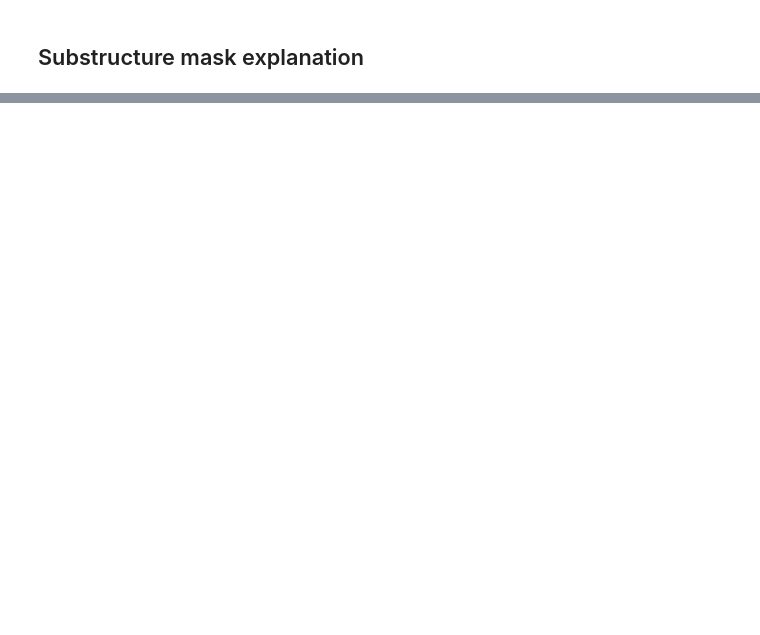
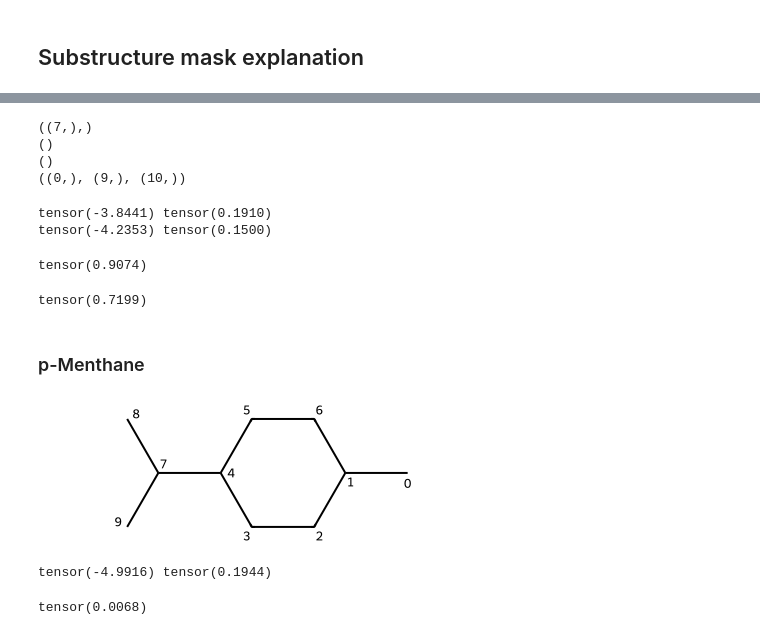
Before and after one commit to xwieme/MastatThesis, a Jupyter notebook: code/ESOL_SME.ipynb, the cells around one changed output, grey strips where cells are left out. Cells and saved outputs as stored; diff of their text form; code cells hidden in the pictures; blank space fills up the shorter version.

Commit message:
Mask explanation of menthol, currently differs from reference paper

```diff
--- a/code/ESOL_SME.ipynb
+++ b/code/ESOL_SME.ipynb
@@ -93,0 +219,8 @@ for epoch in range(500):
+# %%
+for functional_group in functional_groups:
+    print(menthol_rdmol.GetSubstructMatches(Chem.MolFromSmarts(functional_group)))
+# %% [output]
+((7,),)
+()
+()
+((0,), (9,), (10,))
@@ -93,0 +232,16 @@ for epoch in range(500):
+# %%
+graph = XAIChem.createDataObjectFromSmiles(menthol_smiles, -1)
+
+with torch.no_grad():
+    # Prediction of molecule without mask
+    pred_mean, pred_sd = predict(graph)
+    print(pred_mean, pred_sd)
+
+    # Mask hydroxyl group
+    pred_mean_masked_hydroxyl, pred_sd_masked_hydroxyl = predict(
+        graph, mask.view(-1, 1)
+    )
+    print(pred_mean_masked_hydroxyl, pred_sd_masked_hydroxyl)
+# %% [output]
+tensor(-3.8441) tensor(0.1910)
+tensor(-4.2353) tensor(0.1500)
@@ -93,0 +251,29 @@ for epoch in range(500):
+# %%
+attribution
+# %% [output]
+tensor(0.9074)
+# %%
+attribution_N
+# %% [output]
+tensor(0.7199)
+# %% [markdown]
+### p-Menthane
+# %%
+p_menthane_smiles = "CC1CCC(CC1)C(C)C"
+p_menthane_rdmol = Chem.MolFromSmiles(p_menthane_smiles)
+p_menthane_rdmol
+# %% [output]
+[figure, added]
+# %%
+graph = XAIChem.createDataObjectFromSmiles(p_menthane_smiles, -1)
+
+with torch.no_grad():
+    # Prediction of molecule without mask
+    pred_mean, pred_sd = predict(graph)
+    print(pred_mean, pred_sd)
+# %% [output]
+tensor(-4.9916) tensor(0.1944)
+# %%
+np.exp(pred_mean)
+# %% [output]
+tensor(0.0068)
```
Also changed, not shown: parts of 17 cells of this notebook, 5 other files.
